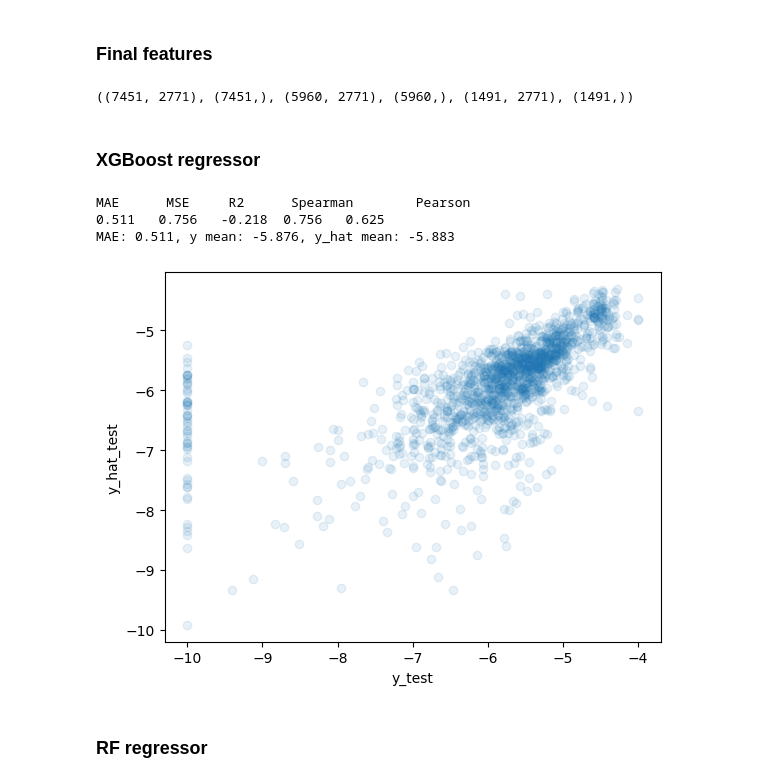
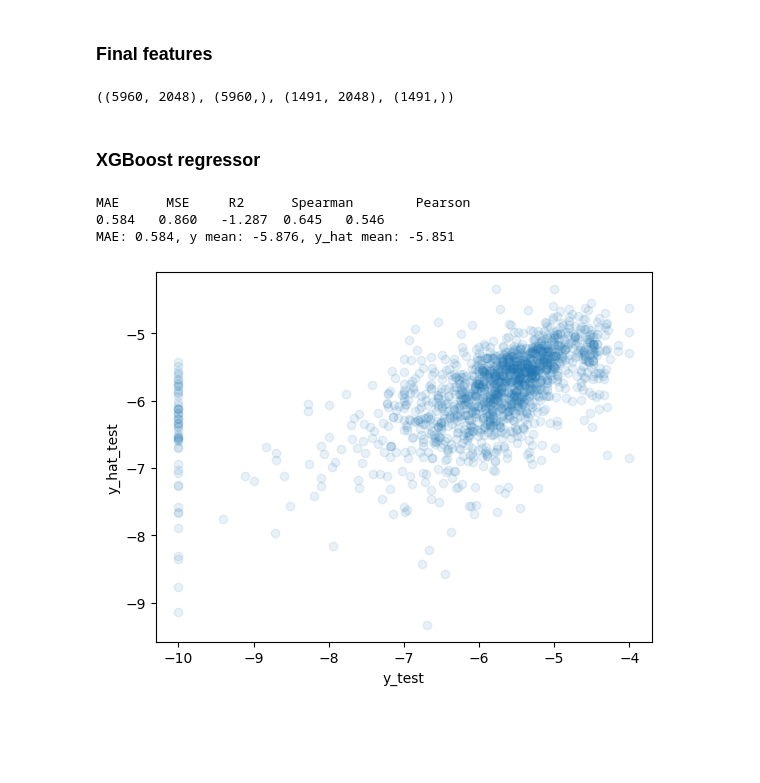
Before and after one commit to charlesxu90/cp2pred, a Jupyter notebook: 1.cycpp_pred.ipynb, the cells around one changed output. Drawn from its saved outputs; the diff is of its cells as text; code cells hidden in the pictures; blank space fills up the shorter version.

```diff
--- a/1.cycpp_pred.ipynb
+++ b/1.cycpp_pred.ipynb
@@ -204,18 +198,15 @@ import numpy as np
 train = False
 if train:
 
-    X_all = get_pep_dps(df_all.smi)
     X_train = get_pep_dps(df_train.smi)
     X_test = get_pep_dps(df_test.smi)
 
-    np.save('data/CycPeptMPDB/X_all_pep_dps.npy', X_all)
     np.save('data/CycPeptMPDB/X_train_pep_dps.npy', X_train)
     np.save('data/CycPeptMPDB/X_test_pep_dps.npy', X_test)
 else:
-    X_all = np.load('data/CycPeptMPDB/X_all_pep_dps.npy')
     X_train = np.load('data/CycPeptMPDB/X_train_pep_dps.npy')
     X_test = np.load('data/CycPeptMPDB/X_test_pep_dps.npy')
 
-X_all.shape, y_all.shape, X_train.shape, y_train.shape, X_test.shape, y_test.shape
+X_train.shape, y_train.shape, X_test.shape, y_test.shape
 # %% [output]
 ((7451, 211), (7451,), (5960, 211), (5960,), (1491, 211), (1491,))
@@ -221,0 +229,5 @@ X_all.shape, y_all.shape, X_train.shape, y_train.shape, X_test.shape, y_test.sha
+# %%
+resnet = model.encoder
+from torch import nn
+for r, c in zip(list(resnet.children())[:-1], list(model.encoder.children())):
+    r = c
@@ -226,36 +298,34 @@ X_all.shape, y_all.shape, X_train.shape, y_train.shape, X_test.shape, y_test.sha
 # %%
 # features = ['pep_dps', ]
 # features = ['fps', ]
-features = ['smi_bert', ]
+# features = ['smi_bert', ]
+features = ['molimg_embd', ]
 
 # features = ['pep_dps', 'fps', ]
 # features = ['pep_dps', 'smi_bert', ]
 # features = ['fps', 'smi_bert', ]
 
 # features = ['fps', 'pep_dps', 'smi_bert', ]
+# features = ['fps', 'pep_dps', 'molimg_embd', ]
 
-X_all_features = []
 X_train_features = []
 X_test_features = []
 for feat in features:
     try:
-        X_all = np.load(f'data/CycPeptMPDB/X_all_{feat}.npy')
         X_train = np.load(f'data/CycPeptMPDB/X_train_{feat}.npy')
         X_test = np.load(f'data/CycPeptMPDB/X_test_{feat}.npy')
 
-        X_all_features.append(X_all)
         X_train_features.append(X_train)
         X_test_features.append(X_test)
     except:
         raise ValueError(f'Feature {feat} not supported')
 
-X_all = np.concatenate(X_all_features, axis=1)
 X_train = np.concatenate(X_train_features, axis=1)
 X_test = np.concatenate(X_test_features, axis=1)
 
-X_all.shape, y_all.shape, X_train.shape, y_train.shape, X_test.shape, y_test.shape
+X_train.shape, y_train.shape, X_test.shape, y_test.shape
 # %% [output]
-((7451, 2771), (7451,), (5960, 2771), (5960,), (1491, 2771), (1491,))
+((5960, 2048), (5960,), (1491, 2048), (1491,))
 # %%
 import matplotlib.pyplot as plt
 from utils.utils import get_regresssion_metrics
@@ -274,32 +344,20 @@ def plot_scatter_y(y, y_hat, x_label='y', y_label='y_hat', save_path=None):
 ### XGBoost regressor
 # %%
 from xgboost import XGBRegressor
+import joblib
 
-is_cv = False
 is_save = False
 save_path='data/CycPeptMPDB/fps_xgbr.model'
 
-if is_cv:
-    from numpy import absolute
-    from sklearn.model_selection import RepeatedKFold, cross_val_score
-
-    model = XGBRegressor(n_estimators=1000, max_depth=7, eta=0.1, subsample=0.7, colsample_bytree=0.8)
-    cv = RepeatedKFold(n_splits=10, n_repeats=5, random_state=1)
-    scores = cross_val_score(model, X_all, y_all, scoring='neg_mean_absolute_error', cv=cv, n_jobs=None)    # 16 min
-    scores = absolute(scores)
-    print('Mean MAE: %.3f (%.3f)' % (scores.mean(), scores.std()) )
-else:
-    model = XGBRegressor(n_estimators=1000, max_depth=7, eta=0.1, subsample=0.7, colsample_bytree=0.8)
-    model.fit(X_train, y_train)
-    if is_save:
-        joblib.dump(model, save_path)
-        model = joblib.load(save_path)
-    y_hat = model.predict(X_test)
-    plot_scatter_y(y_test, y_hat, x_label='y_test', y_label='y_hat_test', save_path=save_path)
+model = XGBRegressor(n_estimators=1000, max_depth=7, eta=0.1, subsample=0.7, colsample_bytree=0.8)
+model.fit(X_train, y_train)
+if is_save:
+    joblib.dump(model, save_path)
+    model = joblib.load(save_path)
+y_hat = model.predict(X_test)
+plot_scatter_y(y_test, y_hat, x_label='y_test', y_label='y_hat_test', save_path=save_path)
 # %% [output]
 MAE      MSE     R2      Spearman        Pearson
-0.511   0.756   -0.218  0.756   0.625
-MAE: 0.511, y mean: -5.876, y_hat mean: -5.883
+0.584   0.860   -1.287  0.645   0.546
+MAE: 0.584, y mean: -5.876, y_hat mean: -5.851
-[figure, old version]
+[figure, new version]
-# %% [markdown]
-### RF regressor
```
Also changed, not shown: parts of 8 cells of this notebook, 5 other files.
